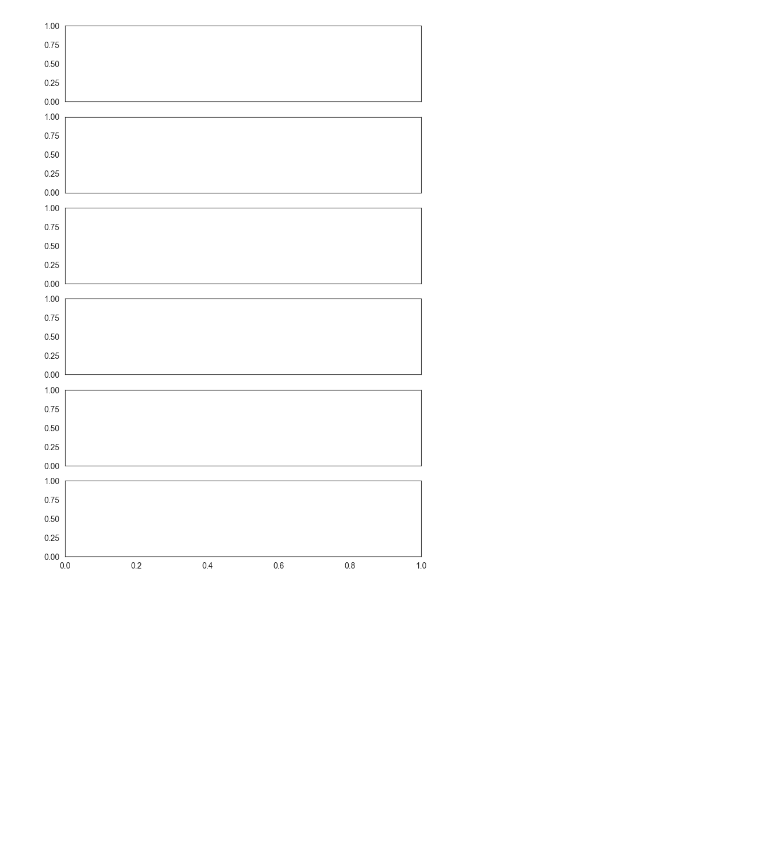
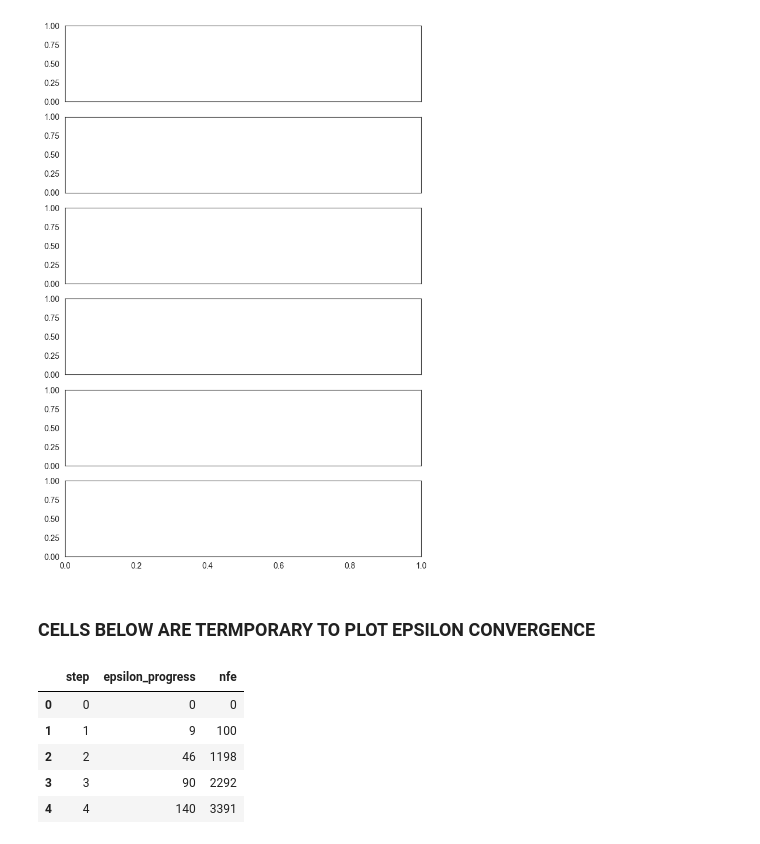
Before and after one commit to ghsher/epa1361_group15, a Jupyter notebook: final assignment/Convergence_plots_DS.ipynb, the cells around one changed output. Saved outputs shown, nothing was run; the diff lists cells and outputs as text; code cells hidden in the pictures; blank space fills up the shorter version.

```diff
--- a/final assignment/Convergence_plots_DS.ipynb
+++ b/final assignment/Convergence_plots_DS.ipynb
@@ -90,3 +90,17 @@ plt.show()
 # %% [output]
 NameError: name 'metrics_by_seed' is not defined
 [figure]
+# %% [markdown]
+### CELLS BELOW ARE TERMPORARY TO PLOT EPSILON CONVERGENCE
+# %%
+epsilon_set = pd.read_csv("./output/20230614T1118_convergence_seed_ds.csv")
+epsilon_set.columns = ['step', 'epsilon_progress', 'nfe']
+df = epsilon_set
+df.head()
+# %% [output]
+|  | step | epsilon_progress | nfe |
+| 0 | 0 | 0 | 0 |
+| 1 | 1 | 9 | 100 |
+| 2 | 2 | 46 | 1198 |
+| 3 | 3 | 90 | 2292 |
+| 4 | 4 | 140 | 3391 |
```
Also changed, not shown: parts of 2 cells of this notebook, 1 other file.
